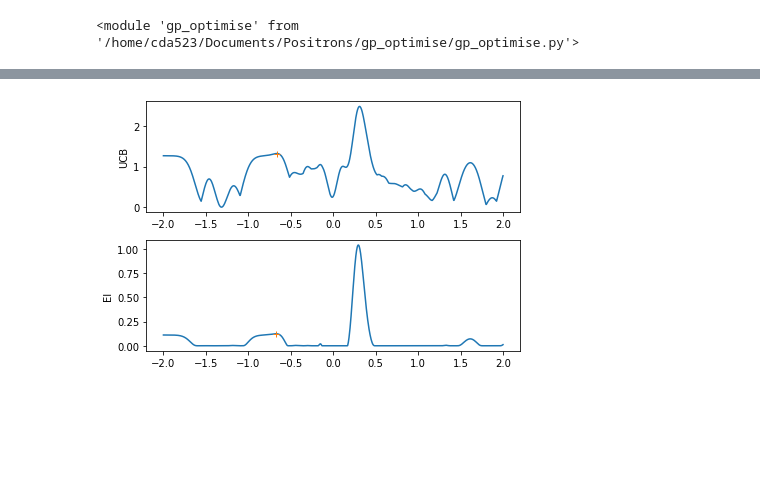
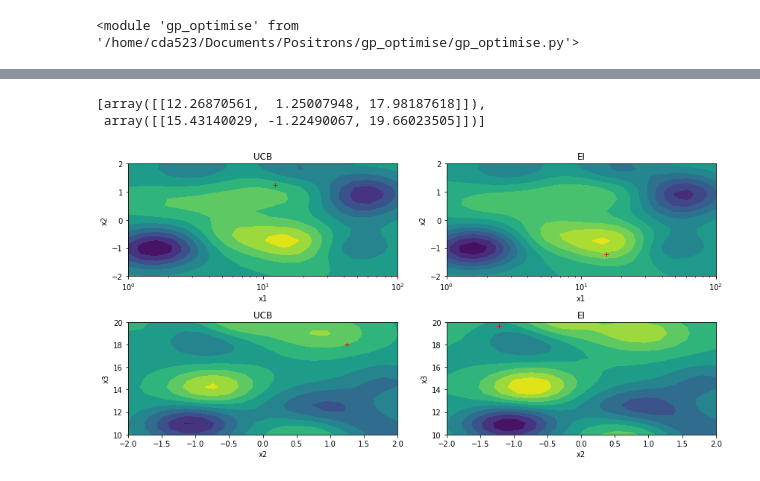
Before and after one commit to ChrisArran/gp_optimise, a Jupyter notebook: gp_test.ipynb, the cells around one changed output, grey strips where cells are left out. Saved outputs shown, nothing was run; the diff lists cells and outputs as text; code cells hidden in the pictures; blank space fills up the shorter version.

```diff
--- a/gp_test.ipynb
+++ b/gp_test.ipynb
@@ -21,5 +38,20 @@ def fun2(x):
+# %%
+rng = np.random.default_rng()
+
+dims = [{'name':'x1','type':'log-uniform','min':1,'max':100},
+       {'name':'x2','type':'uniform','min':-2,'max':2},
+       {'name':'x3','type':'uniform','min':10,'max':20}]
+
+def fun0(X):
+    y = np.transpose(X)[2]*np.exp(-(np.log(np.transpose(X)[0]/10)**2+np.transpose(X)[1]**2))
+    return y
+
+def fun(X):
+    yerr = 0.1*np.transpose(X)[2]
+    y = fun0(X) + yerr*rng.standard_normal()
+    return y,yerr
 # %%
 kernel = 1*RBF(length_scale_bounds=(1e-1, 1e1))# + WhiteKernel(noise_level_bounds=(1e-2, 1e2))
-gpo = gp_optimise.Gp_optimise(fun2,dims,kernel)
+gpo = gp_optimise.Gp_optimise(fun,dims,kernel)
 # %%
 gpo.initialise(20)
@@ -43,19 +137,55 @@ gpo.gaussian_process.kernel_
 # %%
-acq_test1 = gpo.acquisition_function(X_test,explore=1,acq_fn='UCB')
-acq_test2 = gpo.acquisition_function(X_test,explore=0.01,acq_fn='EI')
+n = 20
 
-nxt1 = gpo.next_acquisition(Nacq=10,explore=1,acq_fn='UCB')
-nxt2 = gpo.next_acquisition(Nacq=10,explore=0.01,acq_fn='EI')
+nxt1norm = gpo.next_acquisition(Nacq=10,explore=1,acq_fn='UCB')
+nxt2norm = gpo.next_acquisition(Nacq=10,explore=0.01,acq_fn='EI')
+nxt1 = gpo.Xnorm_to_X(nxt1norm)
+nxt2 = gpo.Xnorm_to_X(nxt2norm)
 
-plt.subplot(2,1,1)
-plt.plot(X_test,acq_test1)
-plt.plot(nxt1,gpo.acquisition_function(nxt1,explore=1,acq_fn='UCB'),'+')
-plt.ylabel('UCB')
-plt.subplot(2,1,2)
-plt.plot(X_test,acq_test2)
-plt.plot(nxt2,gpo.acquisition_function(nxt2,explore=0.01,acq_fn='EI'),'+')
-plt.ylabel('EI')
+ms = gpo.mean_predict((0,1),n,fun=lambda X:gpo.acquisition_function(gpo.X_to_Xnorm(X),explore=1,acq_fn='UCB'))
+
+plt.figure(figsize=(12,6))
+plt.subplot(2,2,1)
+plt.contourf(ms[2],ms[3],ms[0],levels=int(n/2))
+plt.plot(nxt1[:,0],nxt1[:,1],'+',color='r')
+plt.xscale('log')
+plt.xlabel(gpo.dims[0]['name'])
+plt.ylabel(gpo.dims[1]['name'])
+plt.title('UCB')
+
+ms = gpo.mean_predict((0,1),n,fun=lambda X:gpo.acquisition_function(gpo.X_to_Xnorm(X),explore=0.01,acq_fn='EI'))
+
+plt.subplot(2,2,2)
+plt.contourf(ms[2],ms[3],ms[0],levels=int(n/2))
+plt.plot(nxt2[:,0],nxt2[:,1],'+',color='r')
+plt.xscale('log')
+plt.xlabel(gpo.dims[0]['name'])
+plt.ylabel(gpo.dims[1]['name'])
+plt.title('EI')
 plt.tight_layout()
+
+ms = gpo.mean_predict((1,2),n,fun=lambda X:gpo.acquisition_function(gpo.X_to_Xnorm(X),explore=1,acq_fn='UCB'))
+
+plt.subplot(2,2,3)
+plt.contourf(ms[3],ms[4],ms[0],levels=int(n/2))
+plt.plot(nxt1[:,1],nxt1[:,2],'+',color='r')
+plt.xlabel(gpo.dims[1]['name'])
+plt.ylabel(gpo.dims[2]['name'])
+plt.title('UCB')
+
+ms = gpo.mean_predict((1,2),n,fun=lambda X:gpo.acquisition_function(gpo.X_to_Xnorm(X),explore=0.01,acq_fn='EI'))
+
+plt.subplot(2,2,4)
+plt.contourf(ms[3],ms[4],ms[0],levels=int(n/2))
+plt.plot(nxt2[:,1],nxt2[:,2],'+',color='r')
+plt.xlabel(gpo.dims[1]['name'])
+plt.ylabel(gpo.dims[2]['name'])
+plt.title('EI')
+plt.tight_layout()
+
+[nxt1,nxt2]
 # %% [output]
+[array([[12.26870561,  1.25007948, 17.98187618]]),
+ array([[15.43140029, -1.22490067, 19.66023505]])]
-[figure, old version]
+[figure, new version]
 # %%
```
Also changed, not shown: parts of 10 cells of this notebook.
